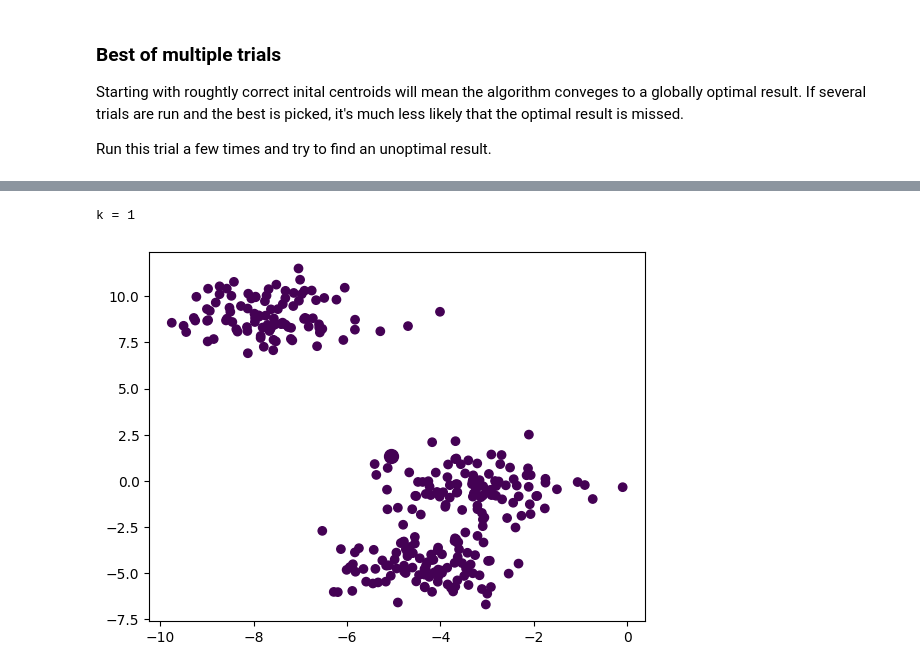
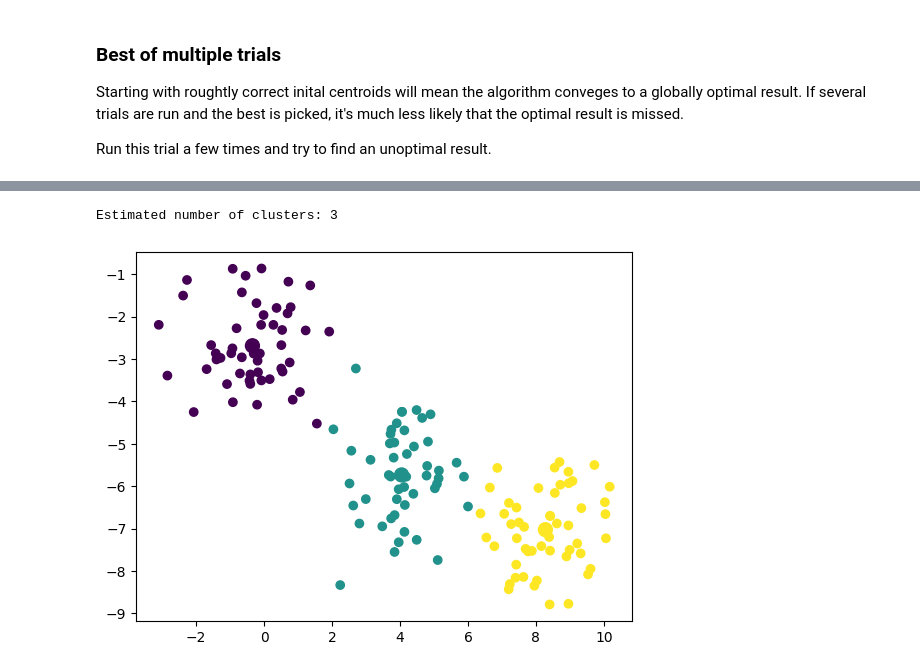
Before and after one commit to RunnersNum40/machine-intelligence, a Jupyter notebook: k-means/k-means.ipynb, the cells around one changed output, grey strips where cells are left out. Cells and saved outputs as stored; diff of their text form; code cells hidden in the pictures.

```diff
--- a/k-means/k-means.ipynb
+++ b/k-means/k-means.ipynb
@@ -95,19 +100,20 @@ def distortion(data: np.ndarray, assignments: np.ndarray, centroids: np.ndarray)
 # %%
-def generate_data(n: int, d: int, k: int, var: float) -> np.ndarray:
+def generate_data(n: int, k: int, var: float = 1, dis: float = 10, d: int = 2) -> np.ndarray:
     """Generate data in k clusters as a normal distribution centered around a random point.
 
     Args:
         n: Number of data points per cluster.
-        d: Number of dimensions.
         k: Number of clusters.
         var: Variance of the normal distribution.
+        dis: Scale of distance between clusters.
+        d: Number of dimensions.
 
     Returns:
         Data.
     """
     data = np.zeros((n * k, d))
     for i in range(k):
-        mu = np.random.uniform(-1, 1, d) * 10
+        mu = np.random.uniform(-1, 1, d) * dis
         data[i * n:(i + 1) * n, :] = np.random.normal(mu, var, (n, d))
     return data
 # %% [markdown]
@@ -146,7 +152,7 @@ def plot_data(data: np.ndarray, assignments: np.ndarray, centroids: np.ndarray)
         raise ValueError('Data must be 2D or 3D.')
 
 # Generate data
-data = generate_data(100, 2, 3, 1)
+data = generate_data(50, 3)
 
 # Cluster data
 assignments, centroids = k_means(3, data)
@@ -189,6 +195,9 @@ def best_of_n(k: int, data: np.ndarray, n: int) -> tuple[np.ndarray, np.ndarray]
             best_distortion = d
     return best_assignments, best_centroids
 
+# Generate data
+data = generate_data(50, 3)
+
 # Run k-means 10 times and plot the best result
 assignments, centroids = best_of_n(3, data, 10)
 
@@ -205,6 +218,6 @@ As you can see in this there is a significant inflection point at the correct nu
 # %%
 # Generate data
-data = generate_data(100, 2, 3, 1)
+data = generate_data(50, 3)
 
 # Plot distortion vs. k
 max_k = 10
@@ -219,32 +277,36 @@ plt.show()
 # %%
-def estimate_k(data: np.ndarray, max_k: int) -> int:
-    """Estimate the number of clusters in data using the elbow method.
+def estimate_k(data: np.ndarray, max_k: int = 10) -> int:
+    """Estimate the number of clusters in the data using the silhouette score.
 
     Args:
         data: Data to cluster.
-        max_k: Maximum number of clusters to try.
+        max_k: Maximum number of clusters to consider.
 
     Returns:
         Estimated number of clusters.
     """
-    distortions = []
-    for k in range(1, max_k + 1):
-        assignments, centroids = best_of_n(k, data, 5)
-        distortions.append(distortion(data, assignments, centroids))
-    return np.argmin(np.diff(distortions)) + 1
+    best_k = 1
+    best_silhouette = -np.inf
+    for k in range(2, max_k + 1):
+        assignments, centroids = best_of_n(k, data, 10)
+        s = np.mean(silhouette(data, assignments, centroids))
+        if s > best_silhouette:
+            best_k = k
+            best_silhouette = s
+    return best_k
 
 # Generate data
-data = generate_data(100, 2, 3, 1)
+data = generate_data(50, 3)
 
-# Estimate k
-k = estimate_k(data, 10)
-print(f"k = {k}")
+# Estimate the number of clusters
+k = estimate_k(data)
+print(f'Estimated number of clusters: {k}')
 
-# Cluster data
+# Run k-means 10 times and plot the best result
 assignments, centroids = best_of_n(k, data, 10)
 
 # Plot data
 plot_data(data, assignments, centroids)
 # %% [output]
-k = 1
+Estimated number of clusters: 3
-[figure, old version]
+[figure, new version]
```
Also changed, not shown: parts of 14 cells of this notebook.
